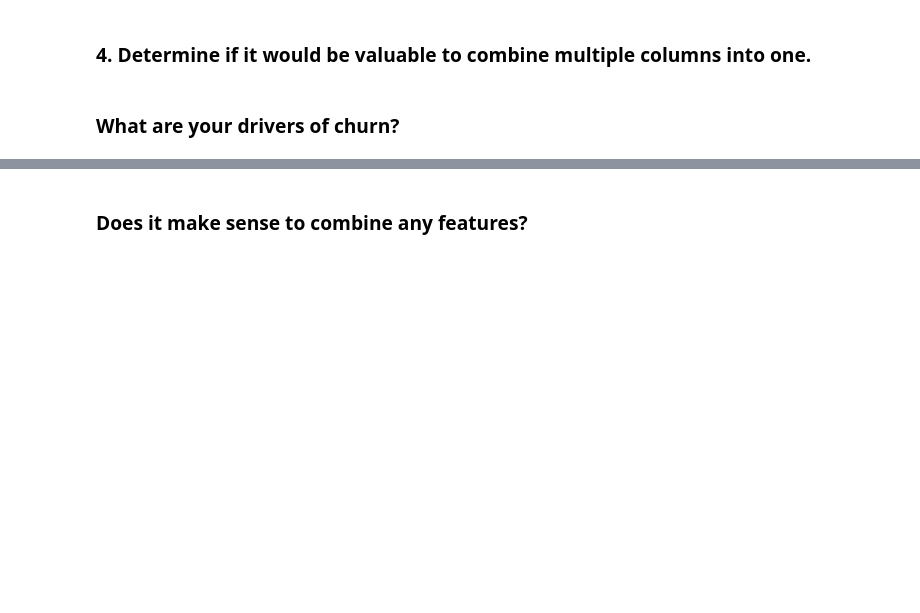
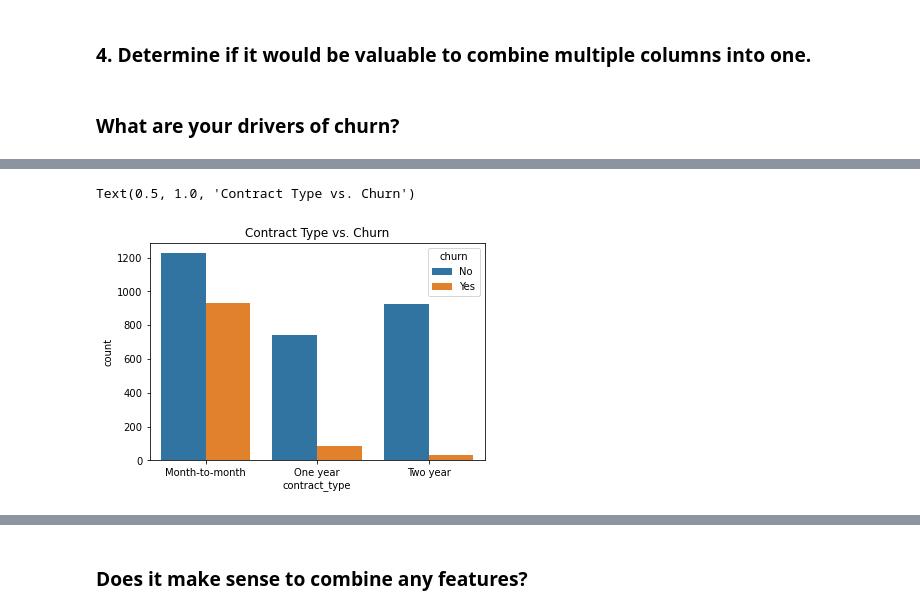
Before and after one commit to m3redithw/classification-exercises, a Jupyter notebook: classification_exercises.ipynb, the cells around one changed output, grey strips where cells are left out. Drawn from its saved outputs; the diff is of its cells as text; code cells hidden in the pictures; blank space fills up the shorter version.

```diff
--- a/classification_exercises.ipynb
+++ b/classification_exercises.ipynb
@@ -1528,0 +1526,8 @@ dtype: object
+# %%
+# 2 Contract Type
+
+sns.countplot(x="contract_type", data=train, hue="churn")
+plt.title('Contract Type vs. Churn')
+# %% [output]
+Text(0.5, 1.0, 'Contract Type vs. Churn')
+[figure, added]
```
Also changed, not shown: parts of 16 cells of this notebook.
